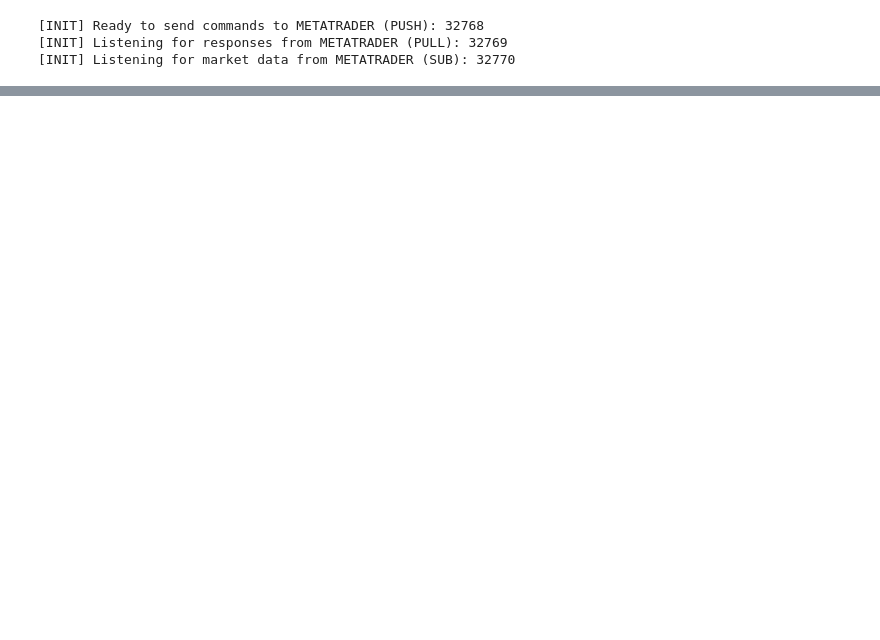
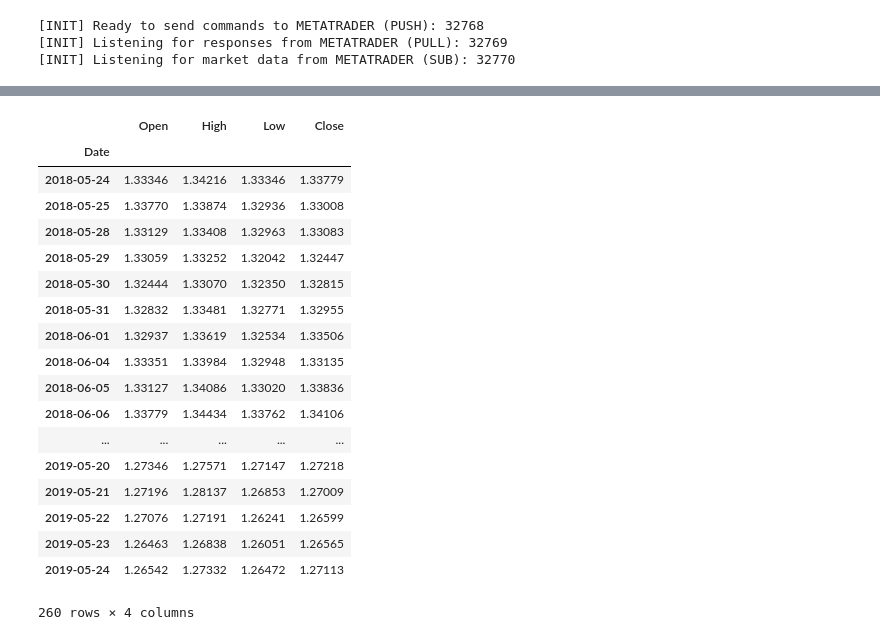
Before and after one commit to UmaisZahid/MetaTrader-Python-Tick-Acquisition, a Jupyter notebook: Testing.ipynb, the cells around one changed output, grey strips where cells are left out. Drawn from its saved outputs; the diff is of its cells as text; code cells hidden in the pictures; blank space fills up the shorter version.

```diff
--- a/Testing.ipynb
+++ b/Testing.ipynb
@@ -83,0 +137,3 @@ datachunk.plot()
+# %%
+datachunk = obtainMarketDataChunk('GBPUSD', '2018.05.23 02:00:00', '2019.05.24 02:00:00',timeframe=1440, data='RATESDATA')
+print(datachunk.to_string())
@@ -83,0 +158,22 @@ datachunk.plot()
+# %%
+datachunk.loc[:,'Open':'Close']
+# %% [output]
+|  | Open | High | Low | Close |
+| Date |  |  |  |  |
+| 2018-05-24 | 1.33346 | 1.34216 | 1.33346 | 1.33779 |
+| 2018-05-25 | 1.33770 | 1.33874 | 1.32936 | 1.33008 |
+| 2018-05-28 | 1.33129 | 1.33408 | 1.32963 | 1.33083 |
+| 2018-05-29 | 1.33059 | 1.33252 | 1.32042 | 1.32447 |
+| 2018-05-30 | 1.32444 | 1.33070 | 1.32350 | 1.32815 |
+| 2018-05-31 | 1.32832 | 1.33481 | 1.32771 | 1.32955 |
+| 2018-06-01 | 1.32937 | 1.33619 | 1.32534 | 1.33506 |
+| 2018-06-04 | 1.33351 | 1.33984 | 1.32948 | 1.33135 |
+| 2018-06-05 | 1.33127 | 1.34086 | 1.33020 | 1.33836 |
+| 2018-06-06 | 1.33779 | 1.34434 | 1.33762 | 1.34106 |
+| ... | ... | ... | ... | ... |
+| 2019-05-20 | 1.27346 | 1.27571 | 1.27147 | 1.27218 |
+| 2019-05-21 | 1.27196 | 1.28137 | 1.26853 | 1.27009 |
+| 2019-05-22 | 1.27076 | 1.27191 | 1.26241 | 1.26599 |
+| 2019-05-23 | 1.26463 | 1.26838 | 1.26051 | 1.26565 |
+| 2019-05-24 | 1.26542 | 1.27332 | 1.26472 | 1.27113 |
+260 rows × 4 columns
```
Also changed, not shown: parts of 5 cells of this notebook, 2 other files.
